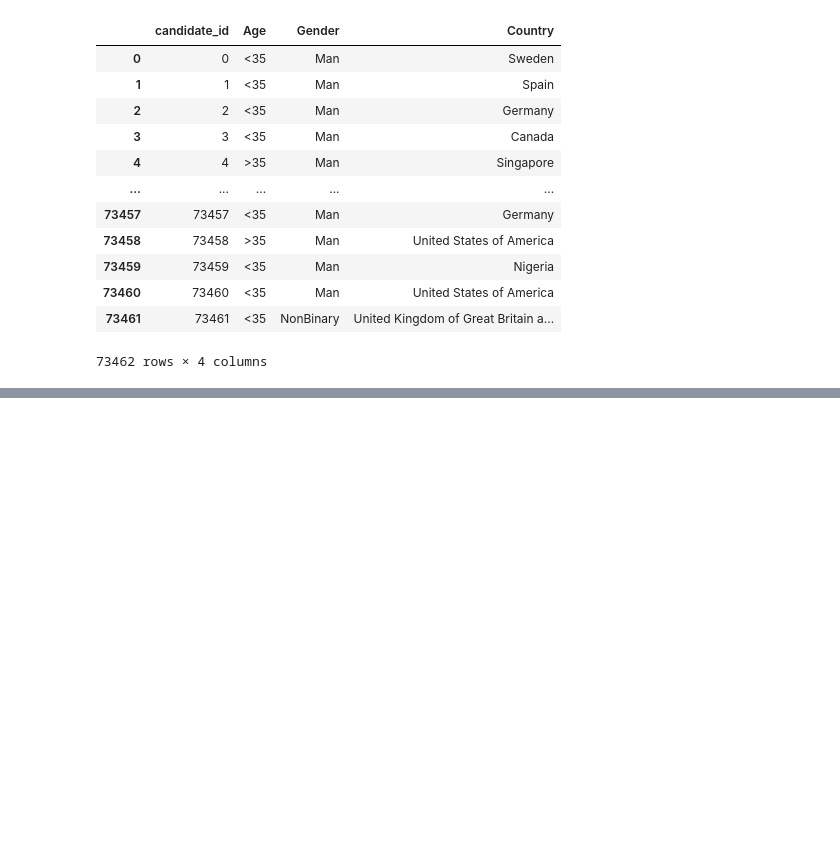
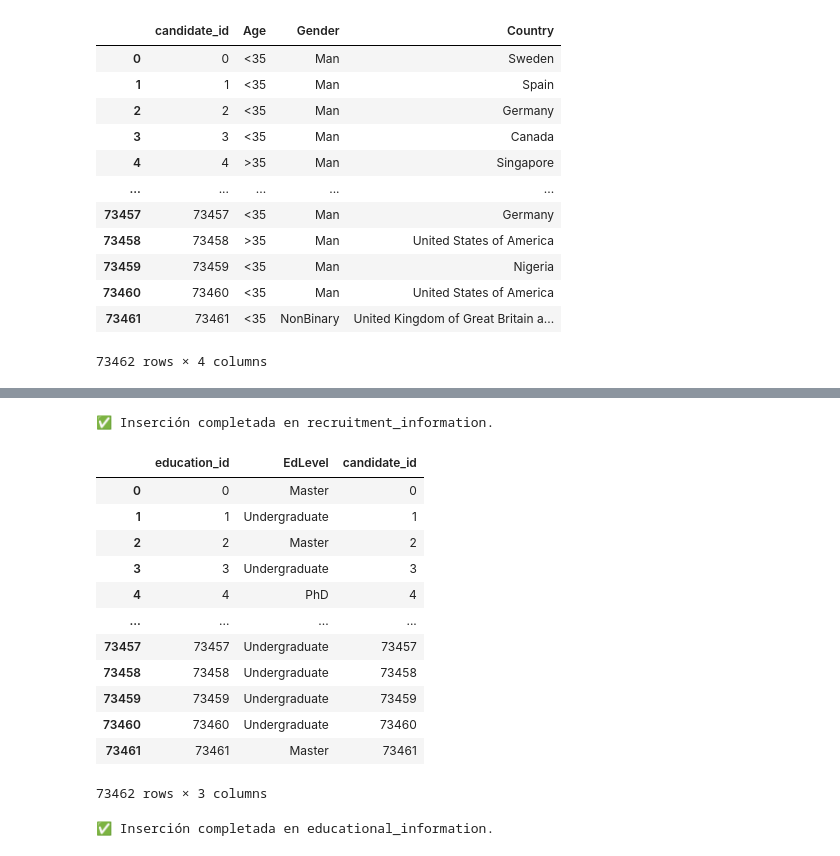
Before and after one commit to vavariano/HR-Data-analysis-by-Python, a Jupyter notebook: notebooks/poblacion_database.ipynb, the cells around one changed output, grey strips where cells are left out. Drawn from its saved outputs; the diff is of its cells as text; code cells hidden in the pictures; blank space fills up the shorter version.

```diff
--- a/notebooks/poblacion_database.ipynb
+++ b/notebooks/poblacion_database.ipynb
@@ -122,0 +173,68 @@ KeyboardInterrupt:
+# %%
+conexion = sql.connect(host='localhost', port=3307, user='root', password='sql2025.', database='hr_data_project')
+cursor = conexion.cursor()
+
+df_recruitment_information = dfs['recruitment_information']
+
+# Iterar sobre las filas del DataFrame
+for _, row in df_recruitment_information.iterrows():
+    try:
+        query = """
+            INSERT INTO recruitment_information(recruitment_id, previous_salary, employed, mental_health, candidate_id)
+            VALUES (%s, %s,%s, %s, %s)
+        """
+        values = (int (row['recruitment_id'])+1, row['PreviousSalary'], row['Employed'], row['MentalHealth'], int (row['candidate_id'])+1)  # Asegurar el tipo entero
+        cursor.execute(query, values)
+    except Exception as e:
+        print(f"❌ Error insertando el recruitment_information con ID {row['recruitment_id']}: {e}")
+
+# Confirmar los cambios
+conexion.commit()
+print("✅ Inserción completada en recruitment_information.")
+
+cursor.close()
+conexion.close()
+# %% [output]
+✅ Inserción completada en recruitment_information.
+# %%
+dfs['educational_information']
+# %% [output]
+|  | education_id | EdLevel | candidate_id |
+| 0 | 0 | Master | 0 |
+| 1 | 1 | Undergraduate | 1 |
+| 2 | 2 | Master | 2 |
+| 3 | 3 | Undergraduate | 3 |
+| 4 | 4 | PhD | 4 |
+| ... | ... | ... | ... |
+| 73457 | 73457 | Undergraduate | 73457 |
+| 73458 | 73458 | Undergraduate | 73458 |
+| 73459 | 73459 | Undergraduate | 73459 |
+| 73460 | 73460 | Undergraduate | 73460 |
+| 73461 | 73461 | Master | 73461 |
+73462 rows × 3 columns
+# %%
+conexion = sql.connect(host='localhost', port=3307, user='root', password='sql2025.', database='hr_data_project')
+cursor = conexion.cursor()
+
+df_educational_information = dfs['educational_information']
+
+# Iterar sobre las filas del DataFrame
+for _, row in df_educational_information.iterrows():
+    try:
+        query = """
+            INSERT INTO educational_information(education_id, edlevel, candidate_id)
+            VALUES (%s, %s, %s)
+        """
+        values = (int (row['education_id'])+1, row['EdLevel'], int (row['candidate_id'])+1)  # Asegurar el tipo entero
+        cursor.execute(query, values)
+    except Exception as e:
+        print(f"❌ Error insertando el educational_information con ID {row['education_id']}: {e}")
+
+# Confirmar los cambios
+conexion.commit()
+print("✅ Inserción completada en educational_information.")
+
+cursor.close()
+conexion.close()
+# %% [output]
+✅ Inserción completada en educational_information.
```
Also changed, not shown: parts of 11 cells of this notebook, 2 other files.
